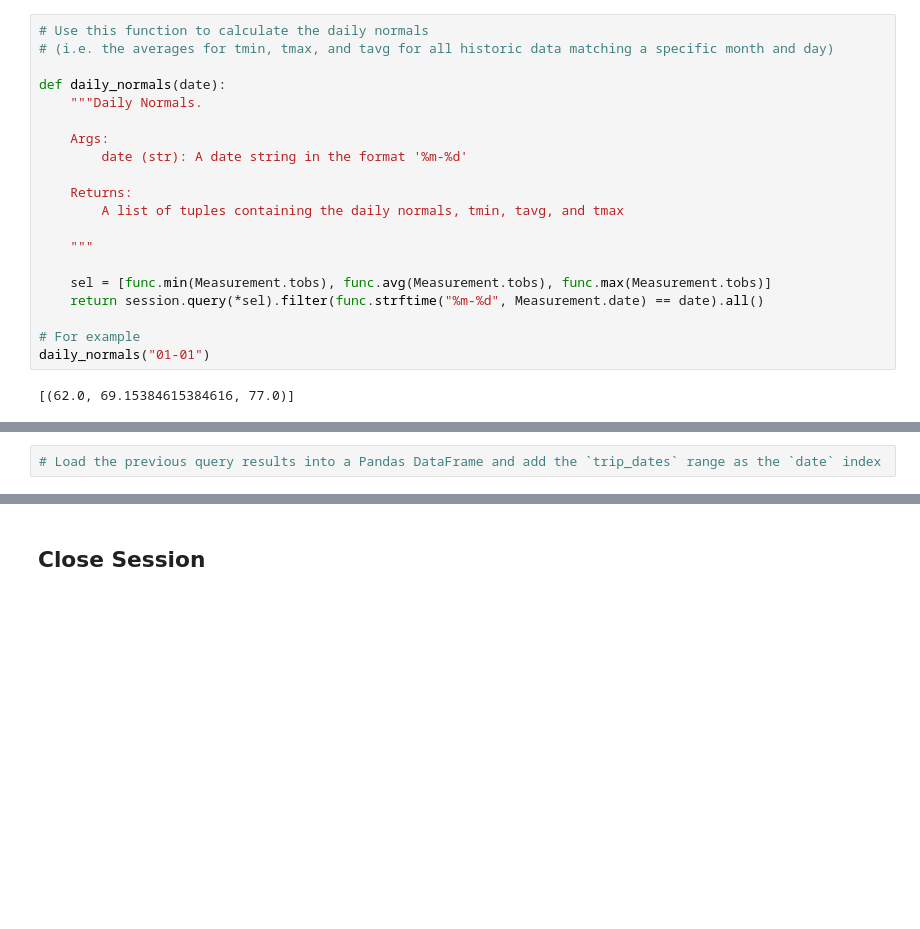
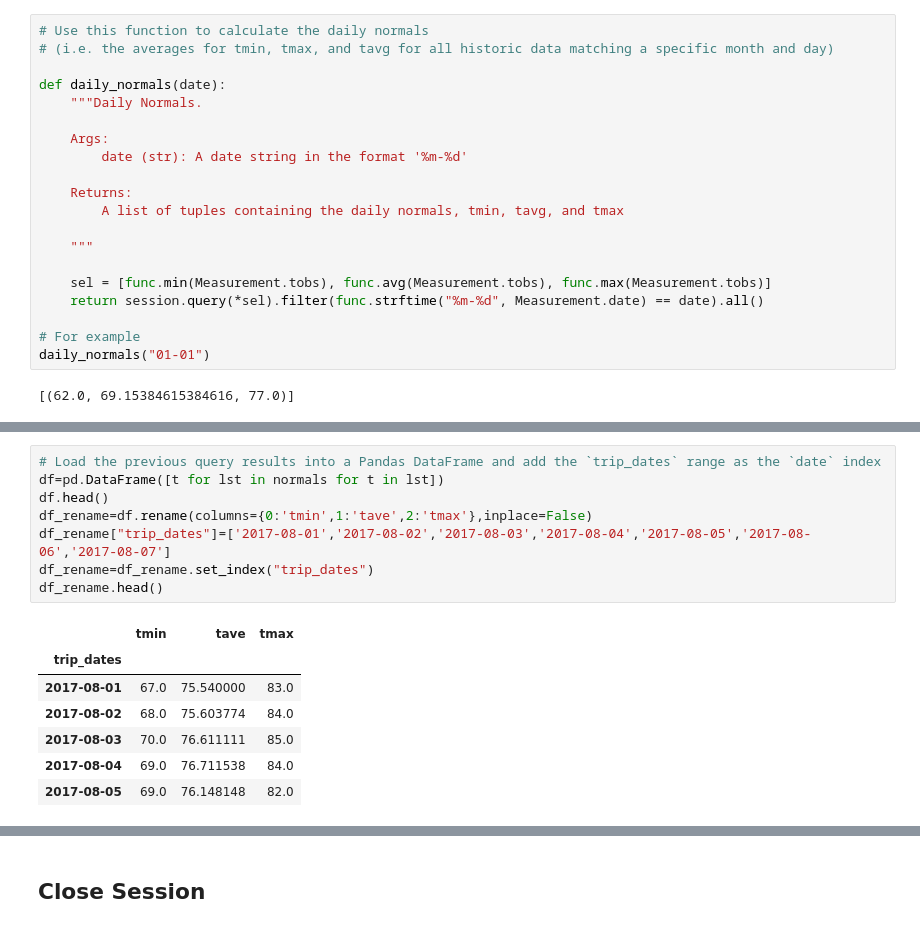
Before and after one commit to maheshsfd124/sqlalchemy-challenge, a Jupyter notebook: temp_analysis_bonus_2_starter.ipynb, the cells around one changed output, grey strips where cells are left out. Saved outputs shown, nothing was run; the diff lists cells and outputs as text; blank space fills up the shorter version.

```diff
--- a/temp_analysis_bonus_2_starter.ipynb
+++ b/temp_analysis_bonus_2_starter.ipynb
@@ -201,4 +211,18 @@ print(normals)
-# %%
-# Load the previous query results into a Pandas DataFrame and add the `trip_dates` range as the `date` index
+# %%
+# Load the previous query results into a Pandas DataFrame and add the `trip_dates` range as the `date` index
+df=pd.DataFrame([t for lst in normals for t in lst])
+df.head()
+df_rename=df.rename(columns={0:'tmin',1:'tave',2:'tmax'},inplace=False)
+df_rename["trip_dates"]=['2017-08-01','2017-08-02','2017-08-03','2017-08-04','2017-08-05','2017-08-06','2017-08-07']
+df_rename=df_rename.set_index("trip_dates")
+df_rename.head()
+# %% [output]
+|  | tmin | tave | tmax |
+| trip_dates |  |  |  |
+| 2017-08-01 | 67.0 | 75.540000 | 83.0 |
+| 2017-08-02 | 68.0 | 75.603774 | 84.0 |
+| 2017-08-03 | 70.0 | 76.611111 | 85.0 |
+| 2017-08-04 | 69.0 | 76.711538 | 84.0 |
+| 2017-08-05 | 69.0 | 76.148148 | 82.0 |
 # %%
 # Plot the daily normals as an area plot with `stacked=False`
```
Also changed, not shown: parts of 3 cells of this notebook, 2 other files.
